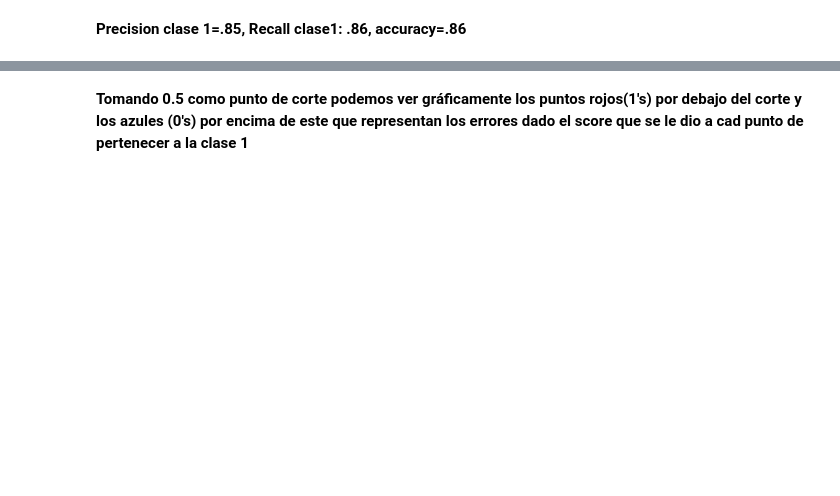
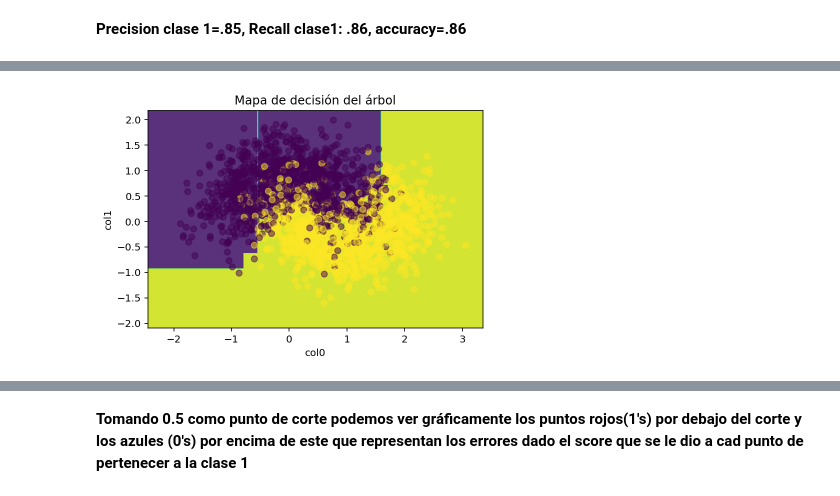
Before and after one commit to abraham314/DSML_m4, a Jupyter notebook: Tarea3.ipynb, the cells around one changed output, grey strips where cells are left out. Saved outputs shown, nothing was run; the diff lists cells and outputs as text; code cells hidden in the pictures; blank space fills up the shorter version.

```diff
--- a/Tarea3.ipynb
+++ b/Tarea3.ipynb
@@ -212,2 +223,12 @@ weighted avg       0.86      0.85      0.85       193
+# %%
+def plot_decision_function(X, y, model):
+    x1min, x2min = X.min(axis=0) * 0.7
+    x1max, x2max = X.max(axis=0) * 1.1
+
+    x1map, x2map = np.mgrid[x1min:x1max:0.01, x2min:x2max:0.01]
+    xpred = np.c_[x1map.reshape(-1,1), x2map.reshape(-1,1)]
+    ypred = model.predict(xpred).reshape(x1map.shape)
+    plt.contourf(x1map, x2map, ypred, alpha=0.3)
+    plt.scatter(*X.T, c=y)
 # %%
 i=1
@@ -372,3 +393,20 @@ plot_tree(wintree,
+# %%
+def plot_decision_function(X, y, model):
+    x1min, x2min = X.min(axis=0) * 1.3
+    x1max, x2max = X.max(axis=0) * 1.1
+
+    x1map, x2map = np.mgrid[x1min:x1max:0.01, x2min:x2max:0.01]
+    xpred = np.c_[x1map.reshape(-1,1), x2map.reshape(-1,1)]
+    ypred = model.predict(xpred).reshape(x1map.shape)
+    plt.contourf(x1map, x2map, ypred, alpha=0.9)
+    plt.scatter(*X.T, c=y,alpha=.5)
+# %%
+plot_decision_function(x_test, y_test, wintree)
+plt.title("Mapa de decisión del árbol")
+plt.xlabel("col0")
+plt.ylabel("col1");
+# %% [output]
+[figure, added]
 # %%
 i=0
 plt.scatter(x_test[y_test==1][:,i],wintree.predict_proba(x_test)[:,1][y_test==1],color="r")
```
Also changed, not shown: parts of 25 cells of this notebook.
